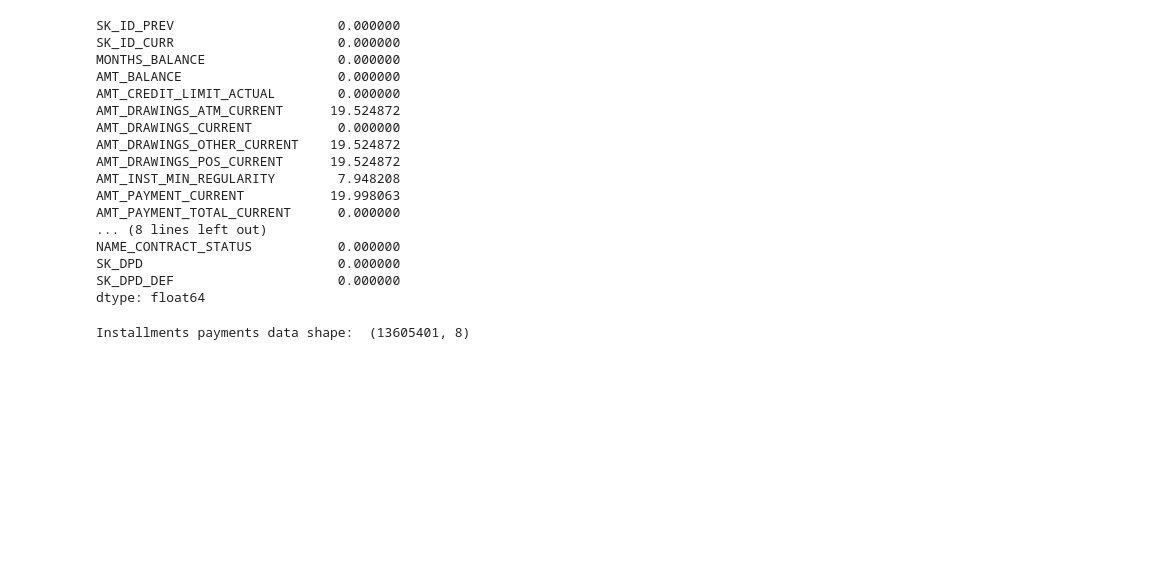
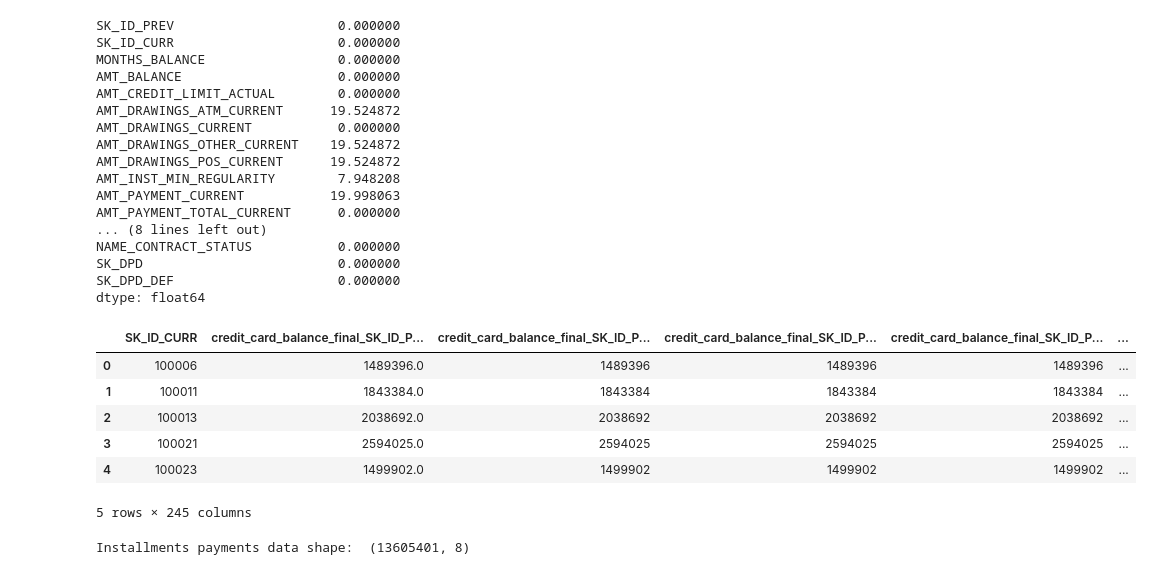
Before and after one commit to christophesallessacareau-boop/Initiez_vous_au_ML_Ops, a Jupyter notebook: Initiez_vous_au_ML_Ops.ipynb, the cells around one changed output. Cells and saved outputs as stored; diff of their text form; code cells hidden in the pictures; blank space fills up the shorter version.

```diff
--- a/Initiez_vous_au_ML_Ops.ipynb
+++ b/Initiez_vous_au_ML_Ops.ipynb
@@ -160,0 +293,33 @@ dtype: float64
+# %%
+credit_card_balance.drop(columns=['AMT_DRAWINGS_ATM_CURRENT', 'AMT_DRAWINGS_OTHER_CURRENT', 'AMT_DRAWINGS_CURRENT', 'AMT_DRAWINGS_POS_CURRENT',
+                                'AMT_RECIVABLE','CNT_DRAWINGS_ATM_CURRENT', 'CNT_DRAWINGS_OTHER_CURRENT', 'CNT_DRAWINGS_CURRENT',
+                                 'CNT_DRAWINGS_POS_CURRENT','NAME_CONTRACT_STATUS'], inplace=True)
+# %%
+# pas de donnees non numeriques, inutile d'encoder
+# Agrégation par crédit
+credit_card_balance_agg = credit_card_balance.groupby("SK_ID_PREV").agg(["mean", "min", "max", "sum", "size"])
+credit_card_balance_agg.columns = ["credit_card_balance_" + "_".join(col).upper() for col in credit_card_balance_agg.columns]
+credit_card_balance_agg.reset_index(inplace=True)
+# %%
+# Reconnecter chaque crédit à son client
+credit_card_balance_agg = credit_card_balance_agg.merge(
+    credit_card_balance[["SK_ID_PREV", "SK_ID_CURR"]].drop_duplicates(),
+    on="SK_ID_PREV",
+    how="left"
+)
+# %%
+# Agrégation par client
+credit_card_balance_final = credit_card_balance_agg.groupby("SK_ID_CURR").agg(["mean", "min", "max", "sum"])
+
+credit_card_balance_final.columns = ["credit_card_balance_final_" + "_".join(col).upper() for col in credit_card_balance_final.columns]
+credit_card_balance_final.reset_index(inplace=True)
+# %%
+credit_card_balance_final.head()
+# %% [output]
+|  | SK_ID_CURR | credit_card_balance_final_SK_ID_P... | credit_card_balance_final_SK_ID_P... | credit_card_balance_final_SK_ID_P... | credit_card_balance_final_SK_ID_P... | ... |
+| 0 | 100006 | 1489396.0 | 1489396 | 1489396 | 1489396 | ... |
+| 1 | 100011 | 1843384.0 | 1843384 | 1843384 | 1843384 | ... |
+| 2 | 100013 | 2038692.0 | 2038692 | 2038692 | 2038692 | ... |
+| 3 | 100021 | 2594025.0 | 2594025 | 2594025 | 2594025 | ... |
+| 4 | 100023 | 1499902.0 | 1499902 | 1499902 | 1499902 | ... |
+5 rows × 245 columns
```
Also changed, not shown: parts of 55 cells of this notebook.
